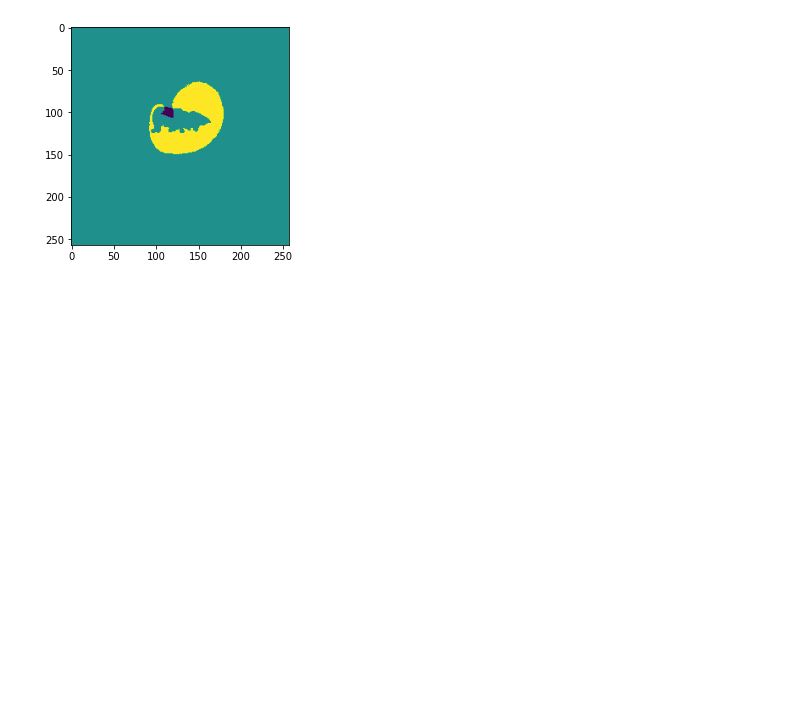
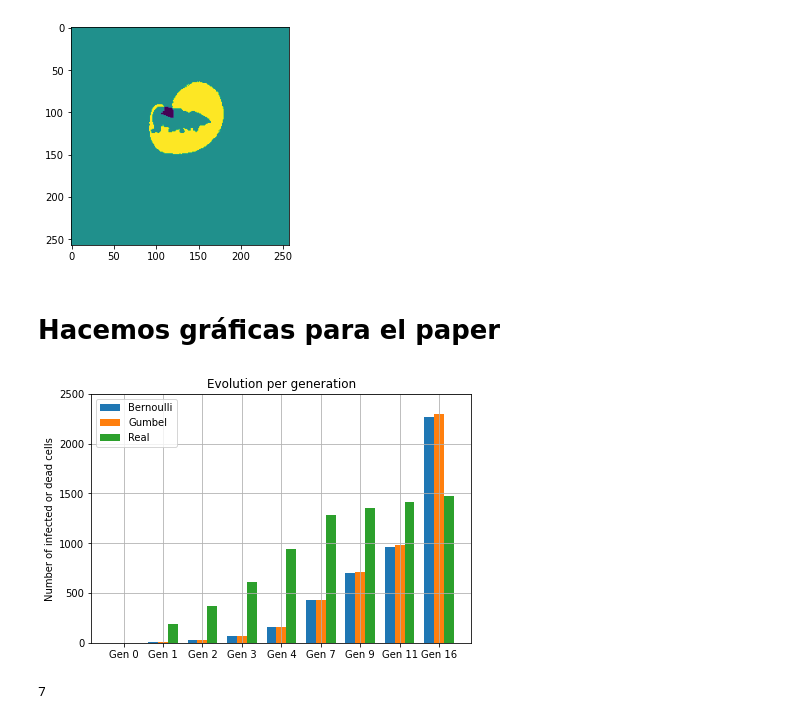
Before and after one commit to joanboterspitarch/Results-paper, a Jupyter notebook: 00_results.ipynb, the cells around one changed output. Cells and saved outputs as stored; diff of their text form; code cells hidden in the pictures; blank space fills up the shorter version.

Commit message:
Añadimos notebooks para el estudio del modelo

```diff
--- a/00_results.ipynb
+++ b/00_results.ipynb
@@ -48,8 +48,9 @@ grid_g.submatrix()
 grid_g.enlargement_process()
 grid_g.montecarlo(n_it=100)
 # %%
-sus_X = [(grid.X[:, :, i] == 0).sum().item() for i in range(grid.X.shape[2])]
-sus_y = [(grid.y[:, :, i] == 0).sum().item() for i in range(grid.y.shape[2])]
+sus_X = [(grid.X[:, :, i] != 0).sum().item() for i in range(grid.X.shape[2])]
+sus_X_g = [(grid_g.X[:, :, i] != 0).sum().item() for i in range(grid_g.X.shape[2])]
+sus_y = [(grid.y[:, :, i] != 0).sum().item() for i in range(grid.y.shape[2])]
 abs_X = range(len(sus_X))
 abs_y = np.argwhere(x.Train.values == True).flatten()
 # %%
@@ -258,3 +259,44 @@ plt.imshow(X-Y)
 # %% [output]
 <matplotlib.image.AxesImage at 0x...>
 [figure]
+# %% [markdown]
+# Hacemos gráficas para el paper
+# %%
+sus_X = np.array(sus_X)
+sus_X_g = np.array(sus_X_g)
+sus_y = np.array(sus_y)
+# %%
+mode = ['Gen ' + str(i) for i in abs_y]
+values = {
+    'Bernoulli': sus_X[abs_y],
+    'Gumbel': sus_X_g[abs_y],
+    'Real': sus_y
+}
+
+x = np.arange(len(mode))  # the label locations
+width = 0.25  # the width of the bars
+multiplier = 0
+
+fig, ax = plt.subplots(layout='constrained')
+
+for attribute, measurement in values.items():
+    offset = width * multiplier
+    rects = ax.bar(x + offset, measurement, width, label=attribute)
+    #ax.bar_label(rects, padding=3)
+    multiplier += 1
+
+# Add some text for labels, title and custom x-axis tick labels, etc.
+ax.set_ylabel('Number of infected or dead cells')
+ax.set_title('Evolution per generation')
+ax.set_xticks(x + width, mode)
+ax.legend(loc='upper left')
+ax.set_ylim(0, 2500)
+ax.grid()
+
+plt.show()
+# %% [output]
+[figure, added]
+# %%
+df_metrics['FN rate'].values.argmin()
+# %% [output]
+7
```
Also changed, not shown: parts of 8 cells of this notebook, 4 other files.
